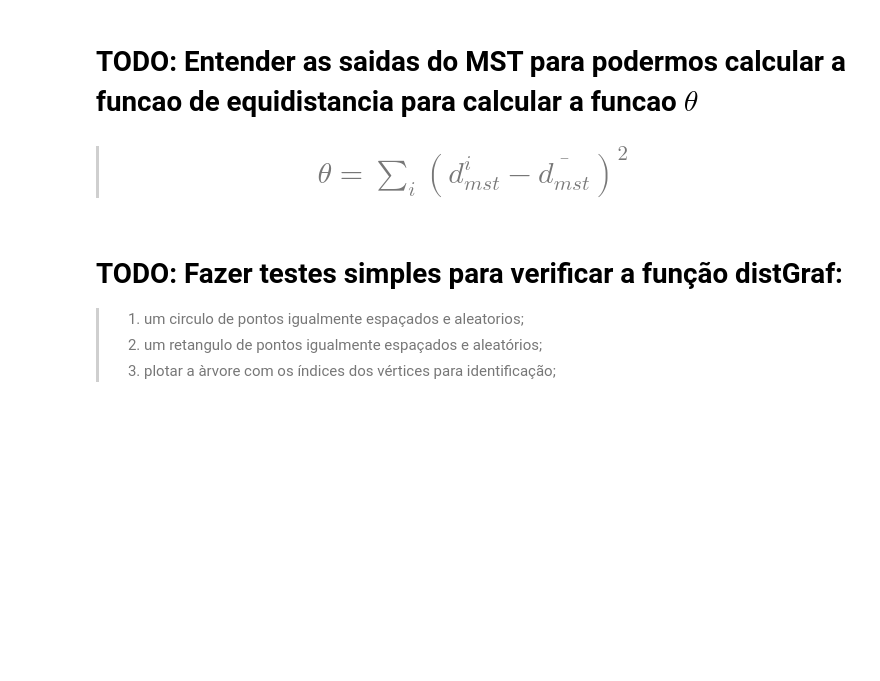
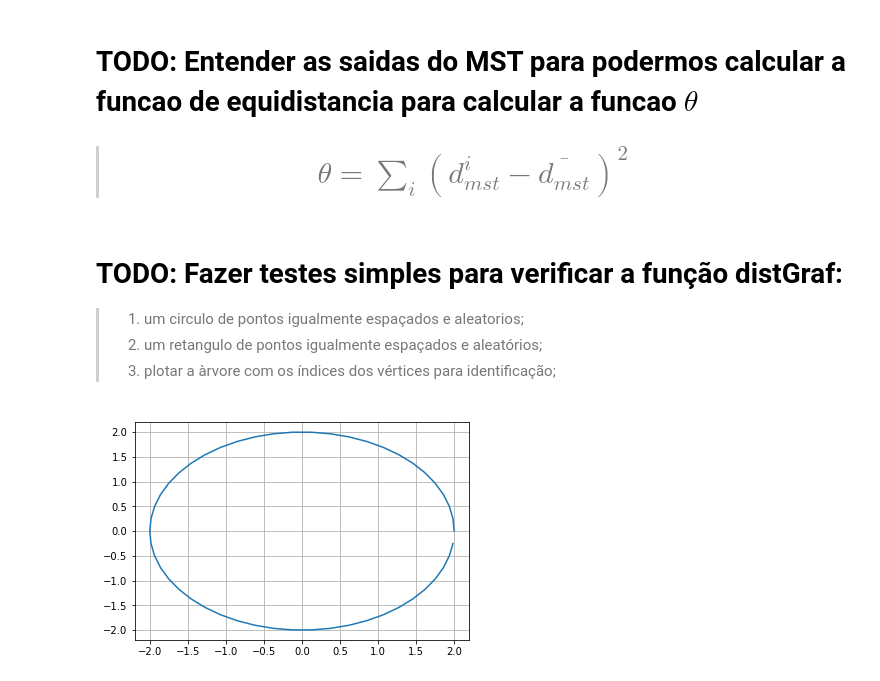
Before and after one commit to EdsonAlonso/EstagioCurricular, a Jupyter notebook: Test_graph.ipynb, the cells around one changed output. Drawn from its saved outputs; the diff is of its cells as text; code cells hidden in the pictures; blank space fills up the shorter version.

```diff
--- a/Test_graph.ipynb
+++ b/Test_graph.ipynb
@@ -209,0 +165,11 @@ np.cov
+# %%
+r = 2.0
+node = np.arange(0,51)
+theta = np.linspace(0,2*np.pi,50,endpoint=False)
+xc = r*np.cos(theta)
+yc = r*np.sin(theta)
+plt.plot(xc,yc)
+plt.grid()
+plt.show()
+# %% [output]
+[figure, added]
```
Also changed, not shown: parts of 15 cells of this notebook.
